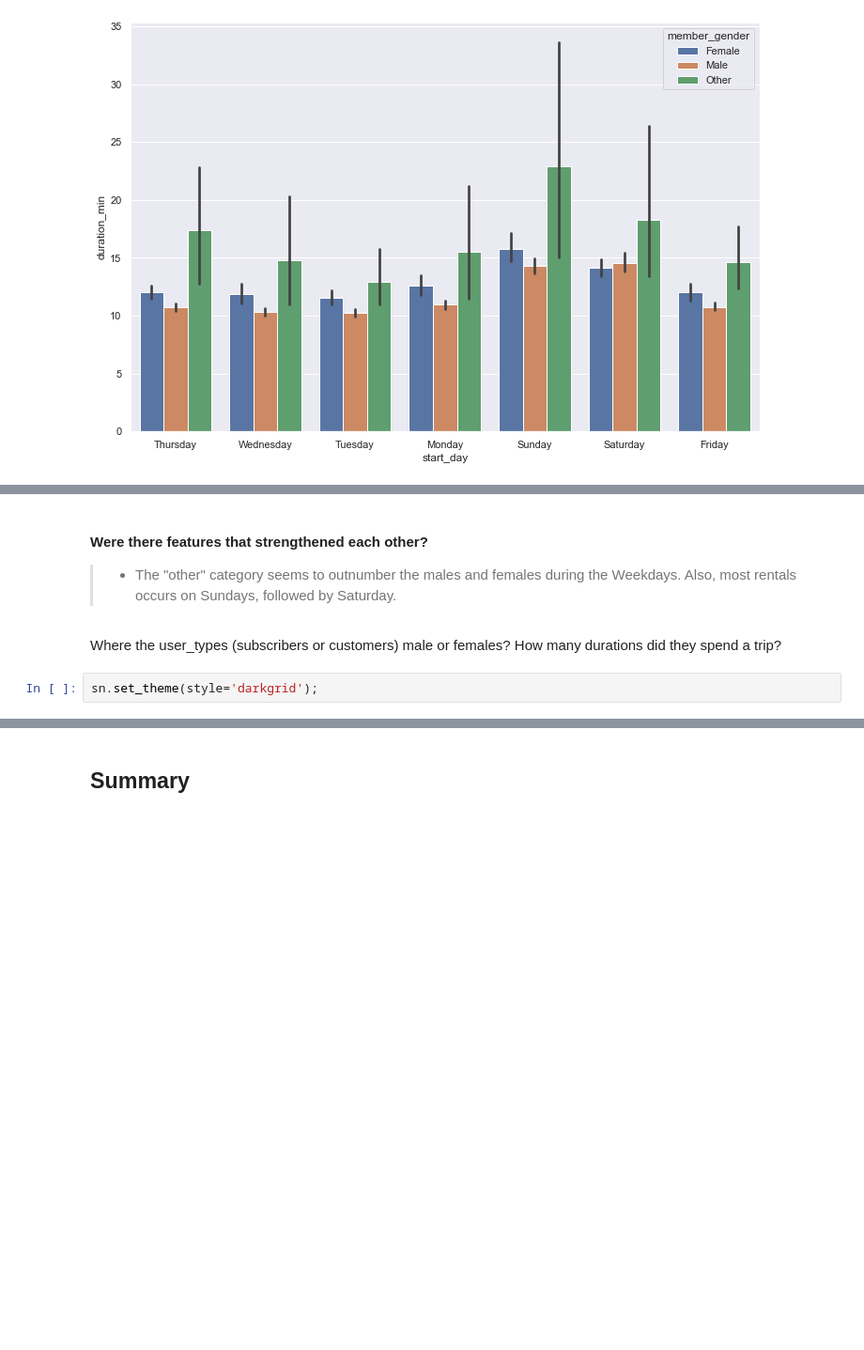
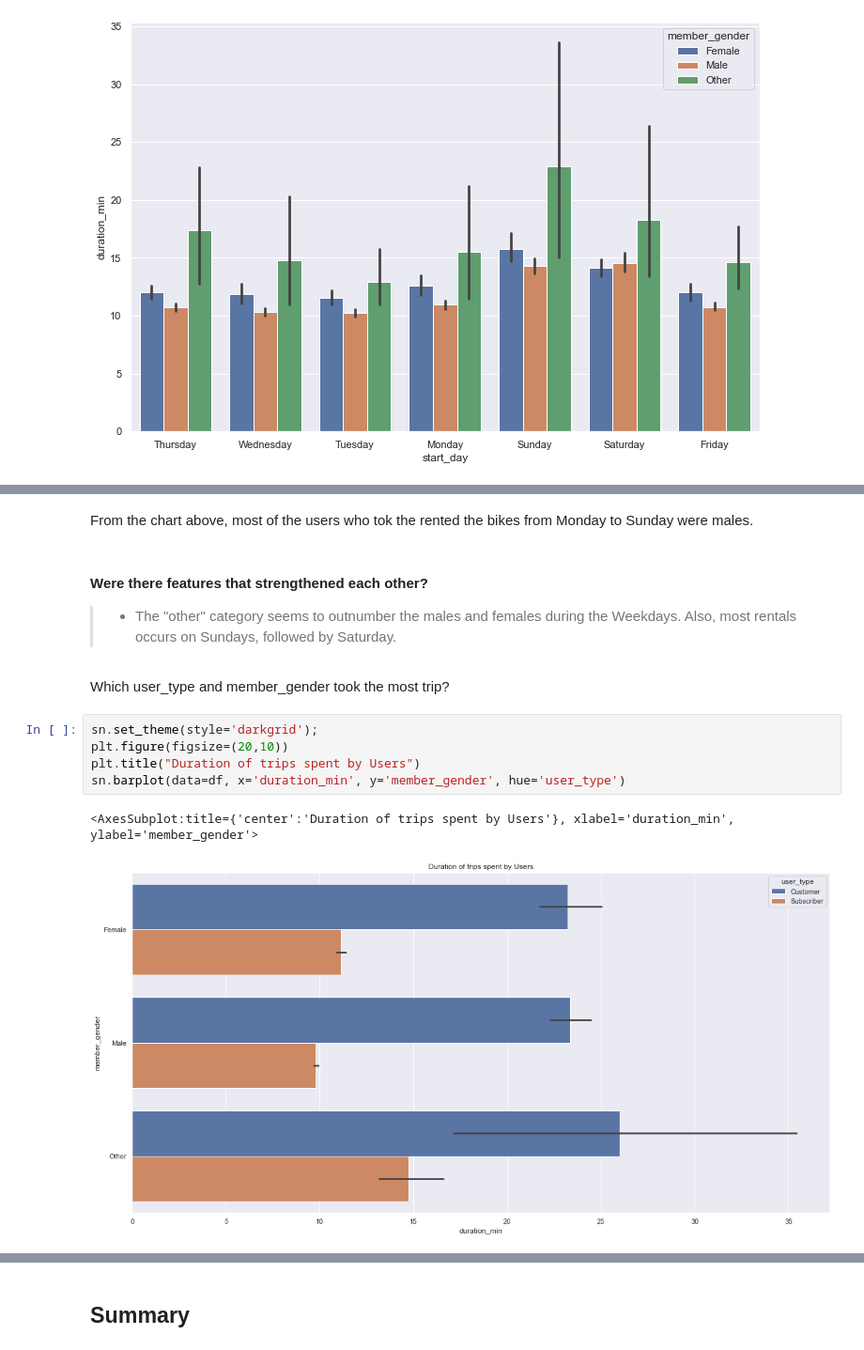
Before and after one commit to Eben-Success/Udacity_Data_Analysis_Projects, a Jupyter notebook: Project 3/notebook.ipynb, the cells around one changed output, grey strips where cells are left out. Shown at 94% size. Saved outputs shown, nothing was run; the diff lists cells and outputs as text; blank space fills up the shorter version.

```diff
--- a/Project 3/notebook.ipynb
+++ b/Project 3/notebook.ipynb
@@ -562,8 +562,16 @@ sn.barplot(data=df, y='duration_min', x='start_day', hue='member_gender')
+# %% [markdown]
+From the chart above, most of the users who tok the rented the bikes from Monday to Sunday were males.
 # %% [markdown]
 #### Were there features that strengthened each other?
 
 >- The "other" category seems to outnumber the males and females during the Weekdays. Also, most  rentals occurs on Sundays, followed by Saturday.
-# %% [markdown]
-Where the user_types (subscribers or customers) male or females? How many durations did they spend a trip?
-# %%
-sn.set_theme(style='darkgrid');
+# %% [markdown]
+Which user_type and member_gender took the most trip?
+# %%
+sn.set_theme(style='darkgrid');
+plt.figure(figsize=(20,10))
+plt.title("Duration of trips spent by Users")
+sn.barplot(data=df, x='duration_min', y='member_gender', hue='user_type')
+# %% [output]
+<AxesSubplot:title={'center':'Duration of trips spent by Users'}, xlabel='duration_min', ylabel='member_gender'>
+[figure, added]
```
Also changed, not shown: parts of 3 cells of this notebook, 1 other file.
